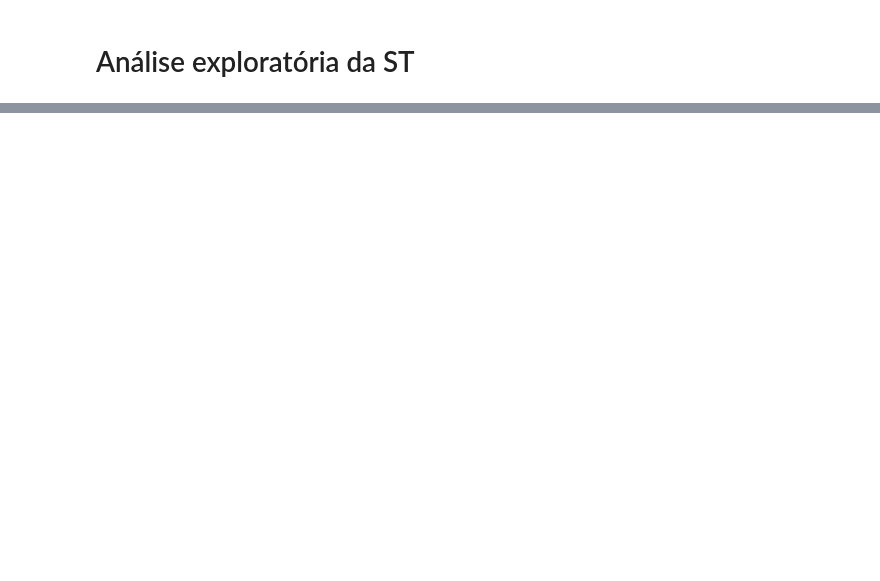
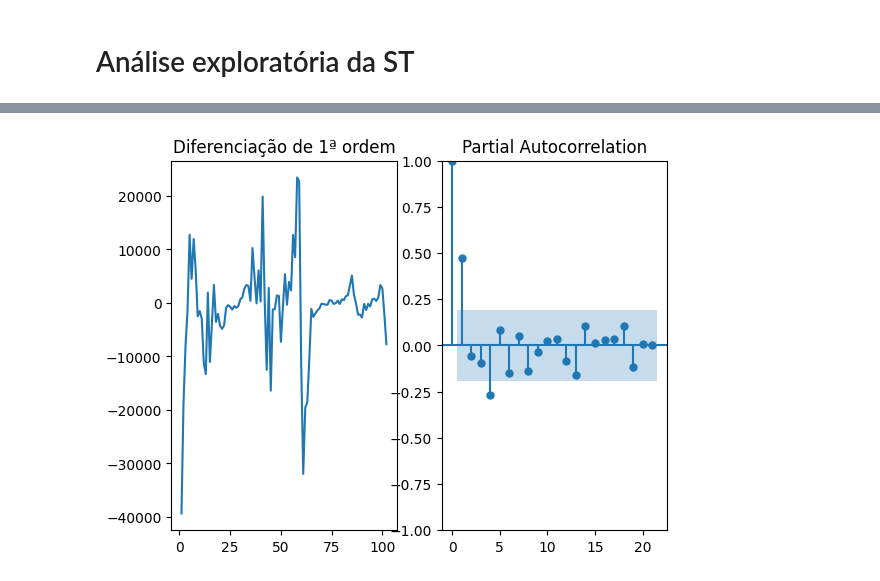
Before and after one commit to pedrodesa/forecasting_covid19, a Jupyter notebook: notebooks/forecast_covid19.ipynb, the cells around one changed output, grey strips where cells are left out. Cells and saved outputs as stored; diff of their text form; code cells hidden in the pictures; blank space fills up the shorter version.

```diff
--- a/notebooks/forecast_covid19.ipynb
+++ b/notebooks/forecast_covid19.ipynb
@@ -118,0 +189,11 @@ plt.show()
+# %%
+f = plt.figure()
+ax1 = f.add_subplot(121)
+ax1.set_title('Diferenciação de 1ª ordem')
+ax1.plot(serie_semana_analise['count'].diff())
+
+ax2 = f.add_subplot(122)
+plot_pacf(serie_semana_analise['count'].diff().dropna(), ax=ax2)
+plt.show()
+# %% [output]
+[figure, added]
```
Also changed, not shown: parts of 16 cells of this notebook.
